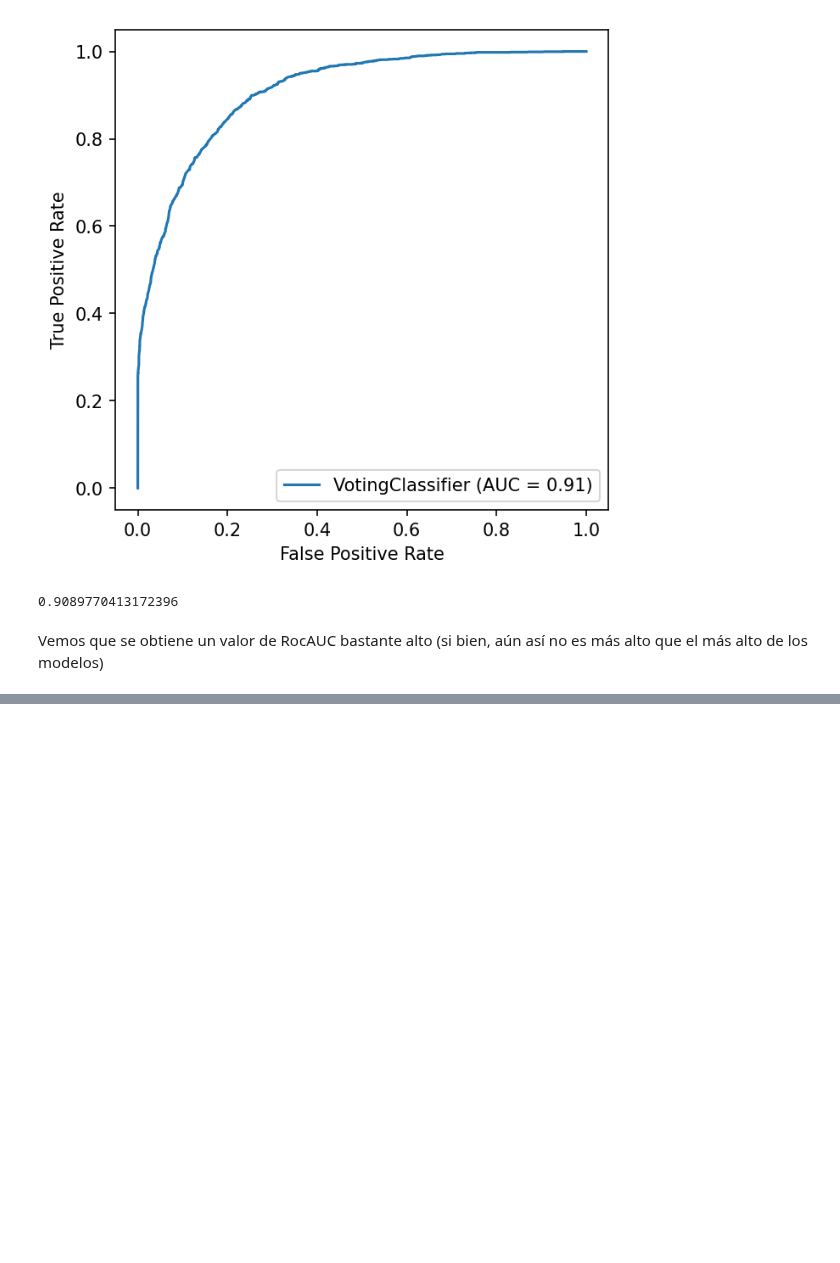
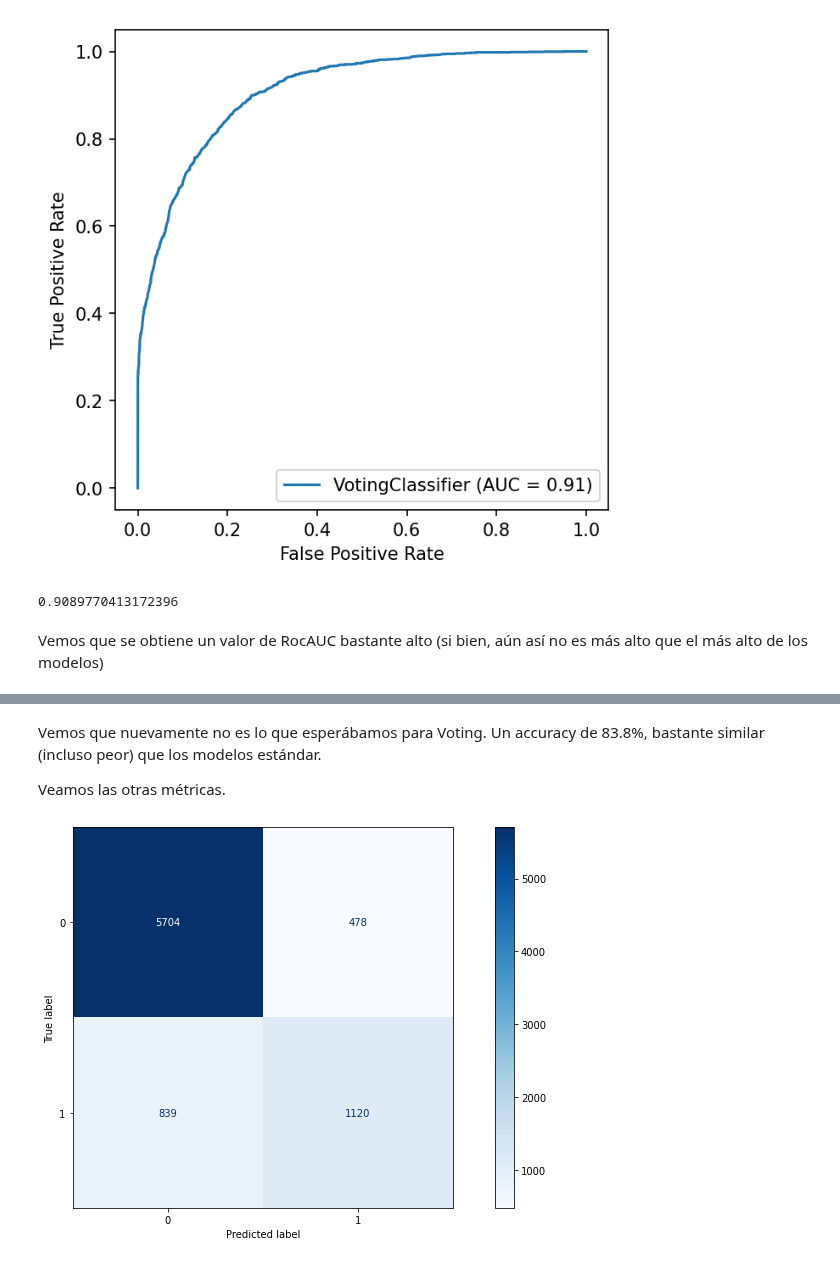
Before and after one commit to ncontinanza/tp-datos-1c2021-de-angelis-riva-continanza, a Jupyter notebook: Parte2/Voting.ipynb, the cells around one changed output, grey strips where cells are left out. Drawn from its saved outputs; the diff is of its cells as text; code cells hidden in the pictures; blank space fills up the shorter version.

Commit message:
Voting finalizado
Son sólo 2

```diff
--- a/Parte2/Voting.ipynb
+++ b/Parte2/Voting.ipynb
@@ -132,0 +144,8 @@ Vemos que se obtiene un valor de RocAUC bastante alto (si bien, aún así no es
+# %%
+X = df[df.columns.drop('tiene_alto_valor_adquisitivo')]
+X = pd.get_dummies(X)
+Y = df['tiene_alto_valor_adquisitivo']
+
+X_train_2, X_test_2, y_train_2, y_test_2 = train_test_split(X, Y, random_state=112)
+
+X_train_2, X_test_2 = preprocessing_significantes(X_train_2, X_test_2, 0.9)
@@ -132,0 +163,11 @@ Vemos que se obtiene un valor de RocAUC bastante alto (si bien, aún así no es
+# %%
+m2_knn = KNeighborsClassifier(algorithm='ball_tree', n_neighbors=50)
+m2_lrc = LogisticRegression(C=0.01, l1_ratio=0.2, penalty='elasticnet', solver='saga')
+m2_rfc = RandomForestClassifier(n_estimators=1001, criterion='gini', n_jobs=-1, random_state=27)
+
+m2 = VotingClassifier(estimators=[('knn', m2_knn),
+                                  ('lrc', m2_lrc),
+                                  ('rfc', m2_rfc)],
+                                  voting='soft', n_jobs=-1, verbose=4)
+# %%
+m2.fit(X_train_2, y_train_2)
@@ -132,0 +198,11 @@ Vemos que se obtiene un valor de RocAUC bastante alto (si bien, aún así no es
+# %% [markdown]
+Vemos que nuevamente no es lo que esperábamos para Voting. Un accuracy de 83.8%, bastante similar (incluso peor) que los modelos estándar.
+
+Veamos las otras métricas.
+# %%
+fig, ax = plt.subplots(figsize=(15,7))
+plt.grid(False)
+plot_confusion_matrix(m2, X_test_2, y_test_2, cmap=plt.cm.Blues, display_labels=['0', '1'], ax=ax)
+plt.show()
+# %% [output]
+[figure, added]
```
Also changed, not shown: parts of 8 cells of this notebook.
